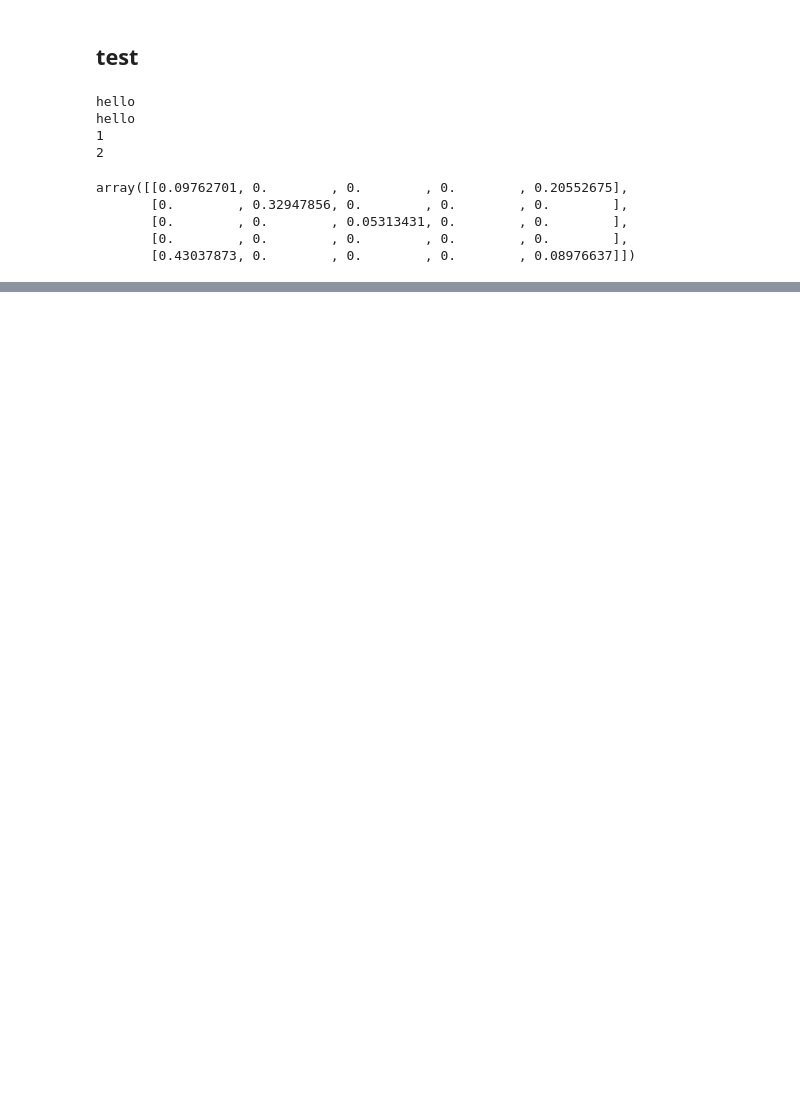
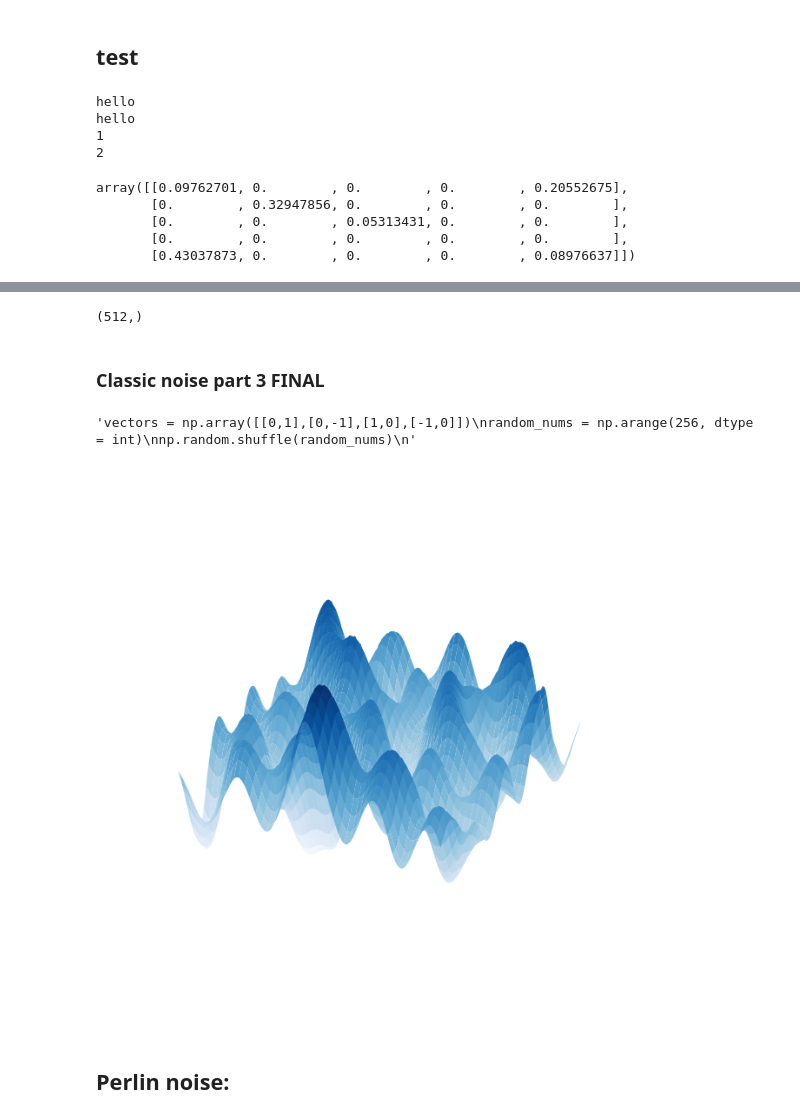
Before and after one commit to ReiYamahara/Miscellaneous-Pet-Projects, a Jupyter notebook: Fractal Landscapes/src/test_1.ipynb, the cells around one changed output, grey strips where cells are left out. Cells and saved outputs as stored; diff of their text form; code cells hidden in the pictures; blank space fills up the shorter version.

```diff
--- a/Fractal Landscapes/src/test_1.ipynb
+++ b/Fractal Landscapes/src/test_1.ipynb
@@ -365,0 +539,75 @@ def diamond_square(iterations = 4):
+# %%
+p = np.arange(256,dtype=int)
+np.random.shuffle(p)
+p = np.stack([p,p]).flatten()
+p
+# %% [output]
+(512,)
+# %% [markdown]
+### Classic noise part 3 FINAL
+# %%
+np.random.seed(5)
+
+def blending_function(x):
+    return 6 * x**5 - 15 * x**4 + 10 * x**3
+
+def linear_interpolation(a, b, x):
+    return a + x * (b - a)
+
+x_integers = 5
+y_integers = 5
+num_pixels_per_integer = 50
+x_pixels = x_integers * num_pixels_per_integer
+y_pixels = y_integers * num_pixels_per_integer
+x, y = np.mgrid[0:x_pixels, 0:y_pixels] / num_pixels_per_integer
+
+# needs to be int not float!!!
+i = x.astype(int)
+j = y.astype(int)
+u, v = x - i, y - j
+
+# randomising the vectors:
+vector_array = np.random.uniform(-1, 1, (x_integers * y_integers, 2))
+length_array = ((vector_array[:, 0] ** 2 + vector_array[:, 1] ** 2) ** (1/2)).reshape(x_integers * y_integers, 1)
+# all the vectors randomised
+# look into this tomorrow !!!! what values do they need to be? how is it randomised?
+v_standard = (vector_array / length_array)
+random_nums = np.arange(x_pixels * y_pixels, dtype = int)
+np.random.shuffle(random_nums)
+
+g00 = v_standard[random_nums[random_nums[i] + j] % (x_integers * y_integers)]
+g10 = v_standard[random_nums[random_nums[i + 1] + j] % (x_integers * y_integers)]
+g01 = v_standard[random_nums[random_nums[i] + j + 1] % (x_integers * y_integers)]
+g11 = v_standard[random_nums[random_nums[i + 1] + j + 1] % (x_integers * y_integers)]
+
+n00 = g00[:, :, 0] * u + g00[:, :, 1] * v
+n10 = g10[:, :, 0] * (u - 1) + g10[:, :, 1] * v
+n01 = g01[:, :, 0] * u + g01[:, :, 1] * (v - 1)
+n11 = g11[:, :, 0] * (u - 1) + g11[:, :, 1] * (v - 1)
+
+f_u, f_v = blending_function(u), blending_function(v)
+
+x1 = linear_interpolation(n00, n10, f_u)
+x2 = linear_interpolation(n01, n11, f_u)
+z = linear_interpolation(x1, x2, f_v)
+
+
+fig = plt.figure(dpi = 200)
+ax = plt.axes(projection = '3d')
+ax.axis('off')
+ax.plot_surface(x, y, z, cmap = 'Blues')
+
+# garbage linear interpolation function
+'''nx0 = np.dot(n00, (1 - f_u)) + np.dot(n10, f_u)
+nx1 = np.dot(n01, (1 - f_u)) + np.dot(n11, f_u)
+nxy = np.dot(nx0, (1 - f_v)) + np.dot(nx1, f_v)
+'''
+'''vectors = np.array([[0,1],[0,-1],[1,0],[-1,0]])
+random_nums = np.arange(256, dtype = int)
+np.random.shuffle(random_nums)
+'''
+# %% [output]
+'vectors = np.array([[0,1],[0,-1],[1,0],[-1,0]])\nrandom_nums = np.arange(256, dtype = int)\nnp.random.shuffle(random_nums)\n'
+[figure, added]
+# %% [markdown]
+## Perlin noise:
```
Also changed, not shown: parts of 17 cells of this notebook, 3 other files.
